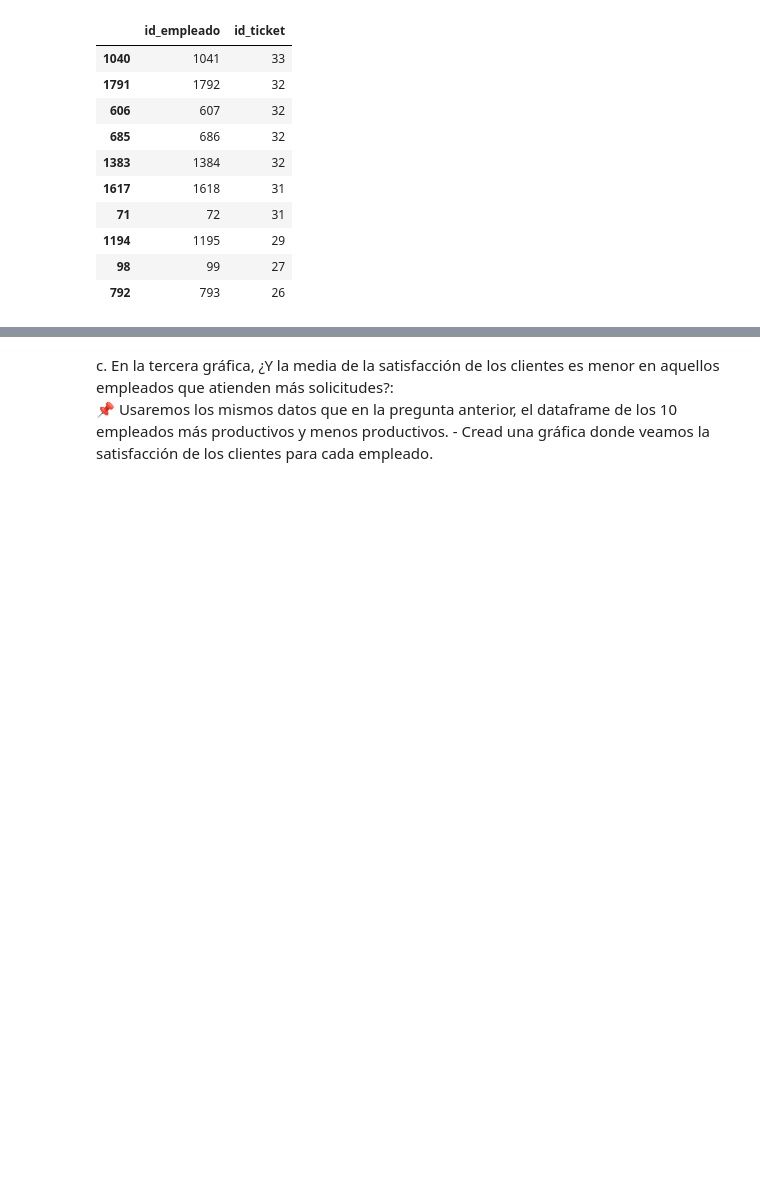
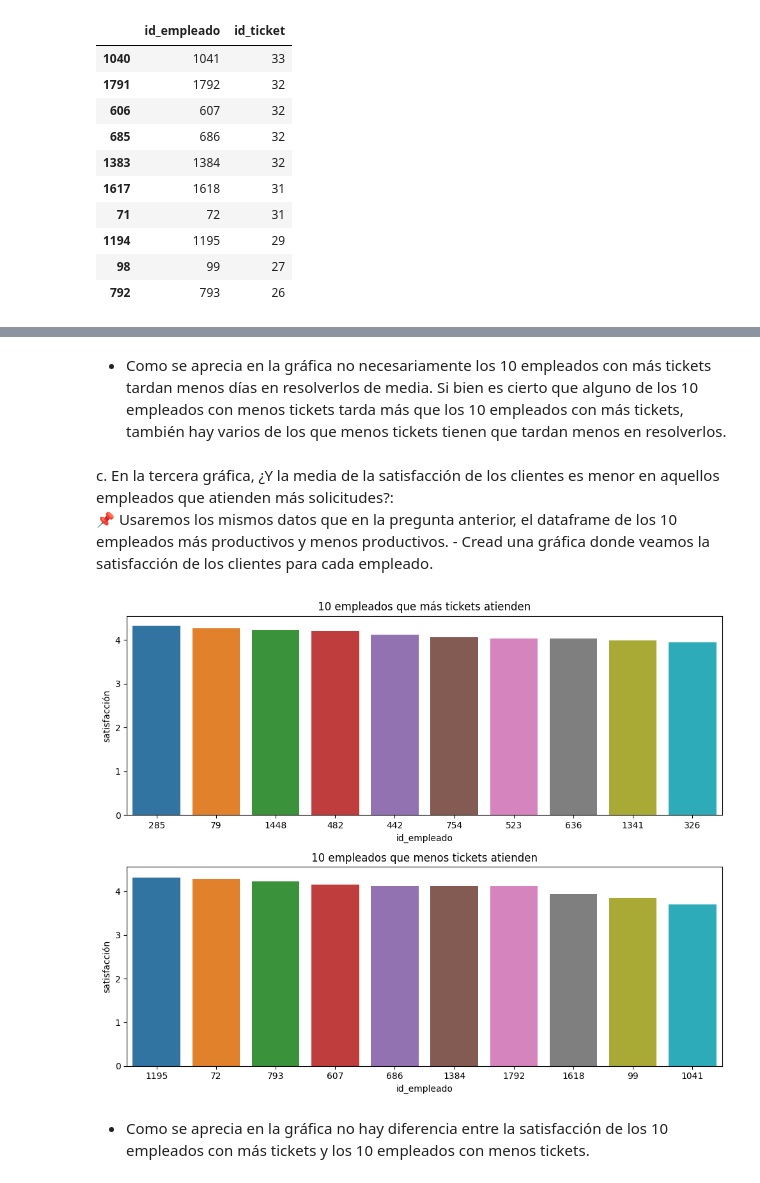
Before and after one commit to Adalab/promo-d-da-modulo2-sprint2-elisa-maitane, a Jupyter notebook: eda/eda-III-analisis_exploratorio_grafico.ipynb, the cells around one changed output, grey strips where cells are left out. Drawn from its saved outputs; the diff is of its cells as text; code cells hidden in the pictures; blank space fills up the shorter version.

```diff
--- a/eda/eda-III-analisis_exploratorio_grafico.ipynb
+++ b/eda/eda-III-analisis_exploratorio_grafico.ipynb
@@ -188,4 +184,19 @@ fig.tight_layout();
+# %% [markdown]
+- Como se aprecia en la gráfica no necesariamente los 10 empleados con más tickets tardan menos días en resolverlos de media. Si bien es cierto que alguno de los 10 empleados con menos tickets tarda más que los 10 empleados con más tickets, también hay varios de los que menos tickets tienen que tardan menos en resolverlos.
 # %% [markdown]
 c. En la tercera gráfica, ¿Y la media de la satisfacción de los clientes es menor en aquellos empleados que atienden más solicitudes?:
         📌 Usaremos los mismos datos que en la pregunta anterior, el dataframe de los 10 empleados más productivos y menos productivos.
         - Cread una gráfica donde veamos la satisfacción de los clientes para cada empleado.
+# %%
+fig3, axes3 = plt.subplots(2, 1)
+sns.barplot(x='id_empleado', y= 'satisfacción', data=df_10top, errorbar=('ci', False), order=df_10top.groupby('id_empleado')['satisfacción'].mean().reset_index().sort_values(by='satisfacción', ascending=False)['id_empleado'], ax=axes3[0])
+sns.barplot(x='id_empleado', y= 'satisfacción', data=df_10down, errorbar=('ci', False), order=df_10down.groupby('id_empleado')['satisfacción'].mean().reset_index().sort_values(by='satisfacción', ascending=False)['id_empleado'], ax=axes3[1])
+
+axes3[0].title.set_text('10 empleados que más tickets atienden')
+axes3[1].title.set_text('10 empleados que menos tickets atienden')
+
+fig3.tight_layout();
+# %% [output]
+[figure, added]
+# %% [markdown]
+- Como se aprecia en la gráfica no hay diferencia entre la satisfacción de los 10 empleados con más tickets y los 10 empleados con menos tickets.
```
Also changed, not shown: parts of 9 cells of this notebook.
